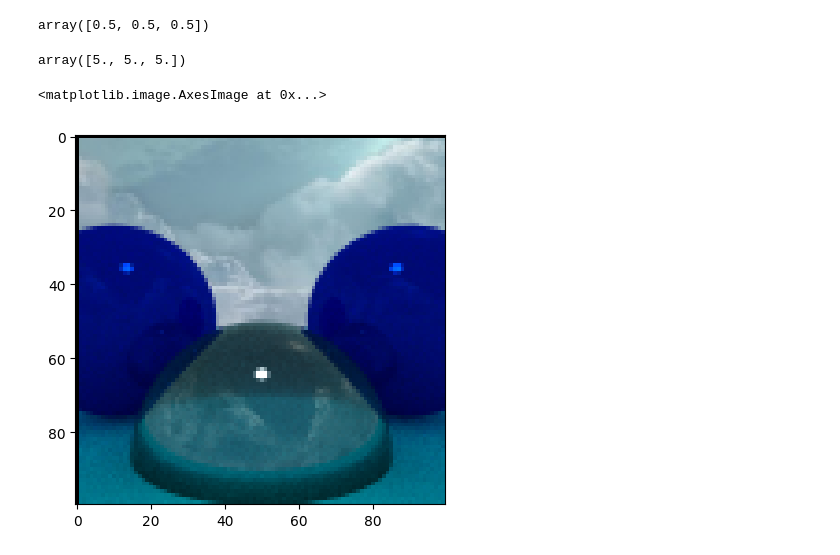
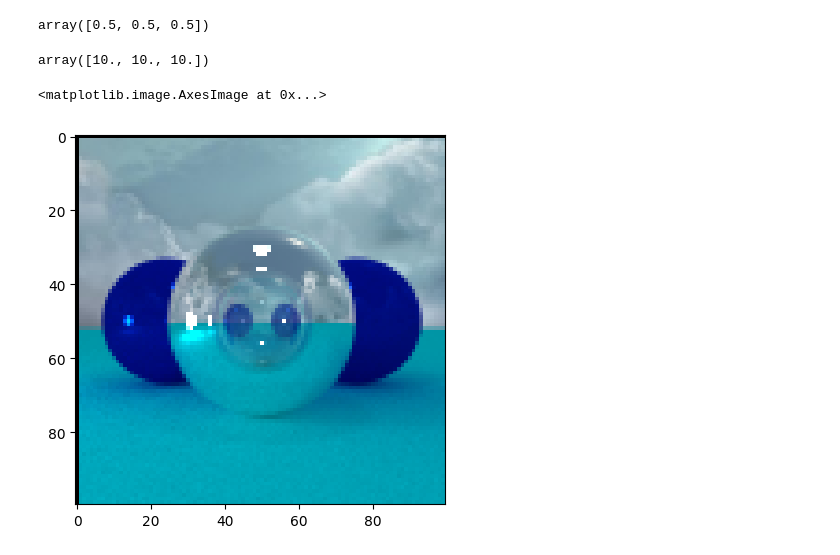
Before and after one commit to lunaluxie/Python-Raytracing, a Jupyter notebook: raytracing_numba.ipynb, the cells around one changed output. Cells and saved outputs as stored; diff of their text form; code cells hidden in the pictures.

```diff
--- a/raytracing_numba.ipynb
+++ b/raytracing_numba.ipynb
@@ -523,7 +523,7 @@ def trace_ray(ray_origin, ray_direction, ray_tmin, ray_tmax, spheres, lights, de
 
         }
 
-        if closest_index == len(spheres)-2:
+        if closest_index == len(spheres)-3:
             material = {
                 "specular_chance": 0,
                 "reflection_chance": 0,
@@ -539,7 +539,7 @@ def trace_ray(ray_origin, ray_direction, ray_tmin, ray_tmax, spheres, lights, de
                 "specular_chance": 0,
                 "reflection_chance": 0,
                 "refraction_chance": 1,
-                "IOR": 0.5,
+                "IOR": 1.8,
                 "albedo": np.array([0,1,1]),
                 "refraction_color": np.array([0,0,0], dtype=np.float64),
                 "specular_color": np.array([0,0,0], dtype=np.float64),
@@ -547,14 +547,14 @@ def trace_ray(ray_origin, ray_direction, ray_tmin, ray_tmax, spheres, lights, de
 
 
         emissive = np.array([0.,0.,0.], dtype=np.float64)
-        if closest_index == len(spheres)-1:
-            emissive = np.array([5,5,5], dtype=np.float64)
+        if closest_index == len(spheres)-1 or closest_index == len(spheres)-2:
+            emissive = np.array([5,5,5], dtype=np.float64)*2
 
             material = {
                 "specular_chance": 0,
                 "reflection_chance": 0,
                 "refraction_chance": 0,
-                "IOR": 1.8,
+                "IOR": 0.5,
                 "albedo": np.array([0,0,0]),
                 "refraction_color": np.array([0,0,0], dtype=np.float64),
                 "specular_color": np.array([0,0,0], dtype=np.float64),
@@ -570,9 +570,11 @@ def trace_ray(ray_origin, ray_direction, ray_tmin, ray_tmax, spheres, lights, de
         ray_dir_dot_N = ray_direction[0]*N[0] + ray_direction[1]*N[1] + ray_direction[2]*N[2]
         if do_specular:
             ray_dir = ray_direction - 2*ray_dir_dot_N*N
+            ray_prob = 1
         elif do_reflection:
             R = ray_direction - 2*ray_dir_dot_N*N
             ray_dir = R
+            ray_prob = 1
         elif do_refraction:
             # IOR = material['IOR'] if closest_sphere_from_inside else 1/material['IOR']
 
@@ -618,6 +620,9 @@ def trace_ray(ray_origin, ray_direction, ray_tmin, ray_tmax, spheres, lights, de
             local_coordinate = sample_uniform_hemisphere(r1,r2)
             ray_dir = local2world(local_coordinate, N_world)
 
+            ray_prob = 1/(2*np.pi)
+
+
 
 
 
@@ -642,13 +647,13 @@ def trace_ray(ray_origin, ray_direction, ray_tmin, ray_tmax, spheres, lights, de
 
 trace_ray(np.array([0,0,0.3]), np.array([0,0,1]), 0.001, np.inf, spheres, np.array([[0,0,0.5,1]]), 1, 5)
 # %% [output]
-array([5., 5., 5.])
+array([10., 10., 10.])
 # %%
 @nb.njit(parallel=True)
 def render():
 
     camera = {
-        "position": np.array([0.,0.,0.],dtype=np.float64),
+        "position": np.array([0.,0.,-2.],dtype=np.float64),
         # "orientation": [[1,0,0],[0,1,0],[0,0,1]],
         "d": 1,
         "w": 1,
@@ -661,7 +666,7 @@ def render():
     }
 
 
-    spheres = np.array([[0.,-1.,3.,1.], [-1.5,0.,4.,1.], [1.5,0.,4.,1.], [0,-5001.,0.,5000.], [0.,5.,1.,0.5]])
+    spheres = np.array([[0.,0.,2.,1], [-1.5,0.,4.,1.], [1.5,0.,4.,1.], [0,-5001.,0.,5000.], [-5.,0,1,0.5], [0.,5.,1.,0.5]])
     lights = np.array([[0.,-0.5,0.,0.7]])
 
     # spheres = np.array([
@@ -690,31 +695,31 @@ def render():
             for _ in nb.prange(n_samples):
                 noise = 1
                 x_ = x + (np.random.rand()-0.5)*noise
                 y_ = y + (np.random.rand()-0.5)*noise
 
                 # (x,y, resolution, w, h, d)
                 D = canvas2world(x_,y_,camera['canvas']['resolution'], camera['w'], camera['h'], camera['d'])
                 ray_origin = camera['position']
                 ray_direction = np.array(D)
 
                 # ray_origin, ray_direction, ray_tmin, ray_tmax, spheres, lights
                 color += trace_ray(ray_origin, ray_direction, 0.001, np.inf, spheres, lights)
 
             color /= n_samples
             color_r = min(color[0], 1)
             color_g = min(color[1], 1)
             color_b = min(color[2], 1)
 
             color = np.array([color_r, color_g, color_b], dtype=np.float64)
 
             write_pixel(camera['canvas']['pixels'], camera['canvas']['resolution'], int(x), int(y), color)
 
     return camera['canvas']['pixels']
 
 
 pixels = render()
 
 plt.imshow(pixels.astype(float))
 # %% [output]
 <matplotlib.image.AxesImage at 0x...>
-[figure, old version]
+[figure, new version]
```
